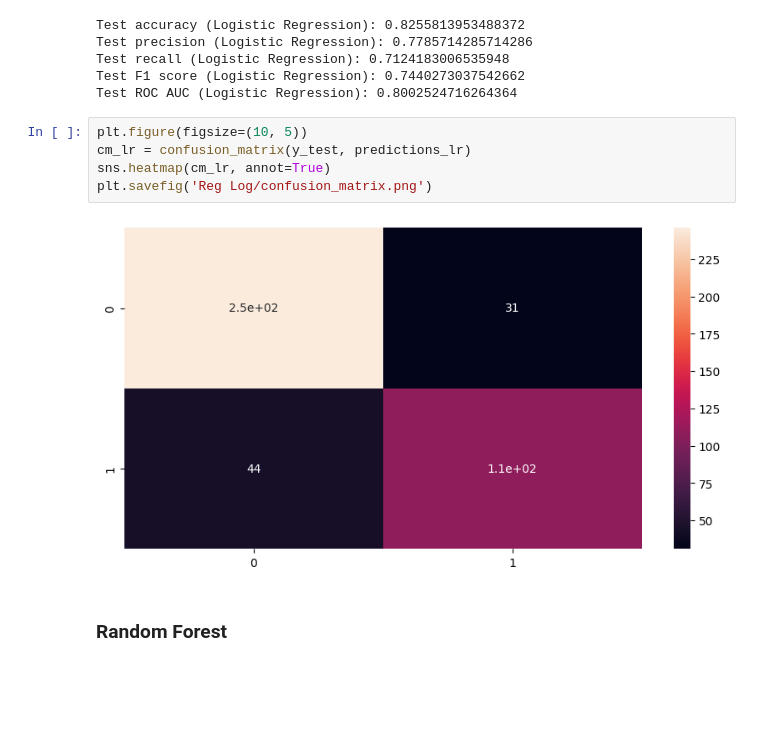
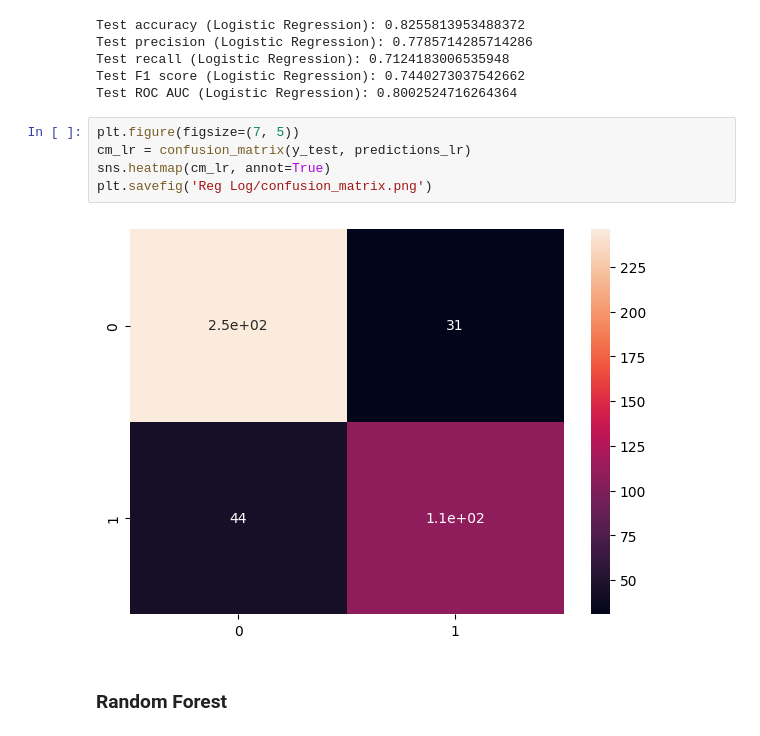
Before and after one commit to aaudric/Alzheimer-s-Disease-Predictions, a Jupyter notebook: alzheimer.ipynb, the cells around one changed output. Cells and saved outputs as stored; diff of their text form; blank space fills up the shorter version.

```diff
--- a/alzheimer.ipynb
+++ b/alzheimer.ipynb
@@ -192,12 +192,12 @@ Test recall (Logistic Regression): 0.7124183006535948
 Test F1 score (Logistic Regression): 0.7440273037542662
 Test ROC AUC (Logistic Regression): 0.8002524716264364
 # %%
-plt.figure(figsize=(10, 5))
+plt.figure(figsize=(7, 5))
 cm_lr = confusion_matrix(y_test, predictions_lr)
 sns.heatmap(cm_lr, annot=True)
 plt.savefig('Reg Log/confusion_matrix.png')
 # %% [output]
-[figure, old version]
+[figure, new version]
 # %% [markdown]
 ### Random Forest
 # %%
```
Also changed, not shown: parts of 5 cells of this notebook, 7 other files.
